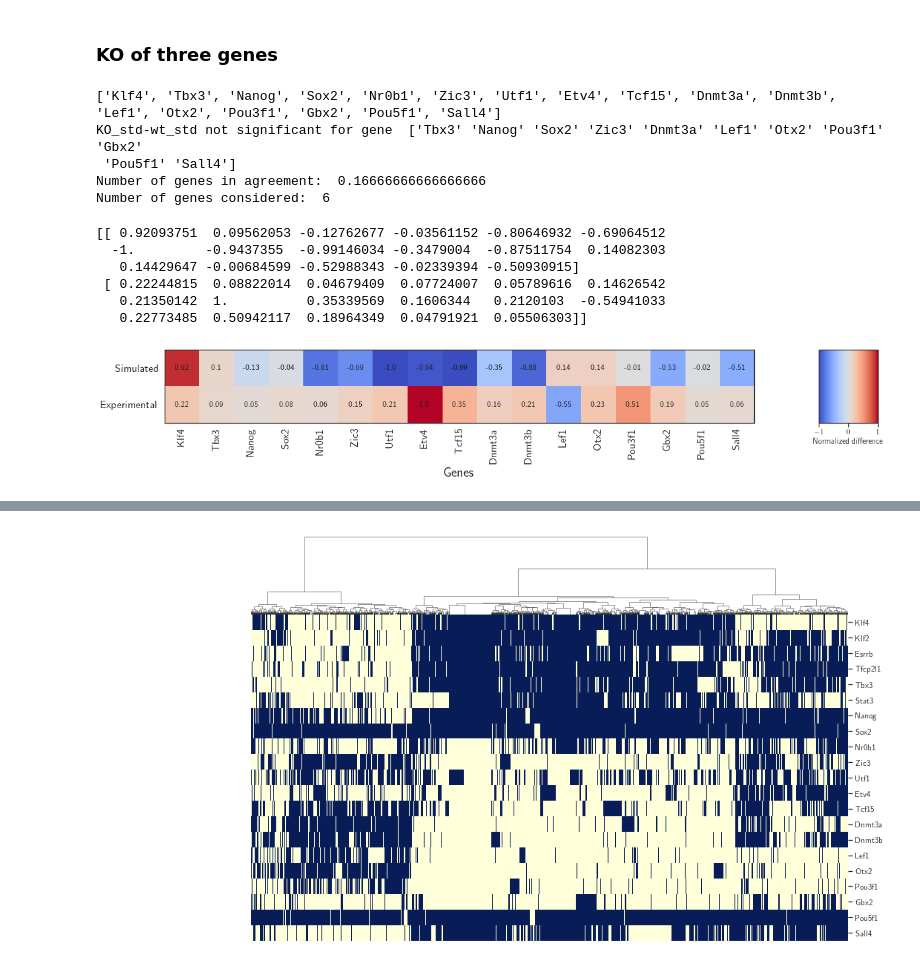
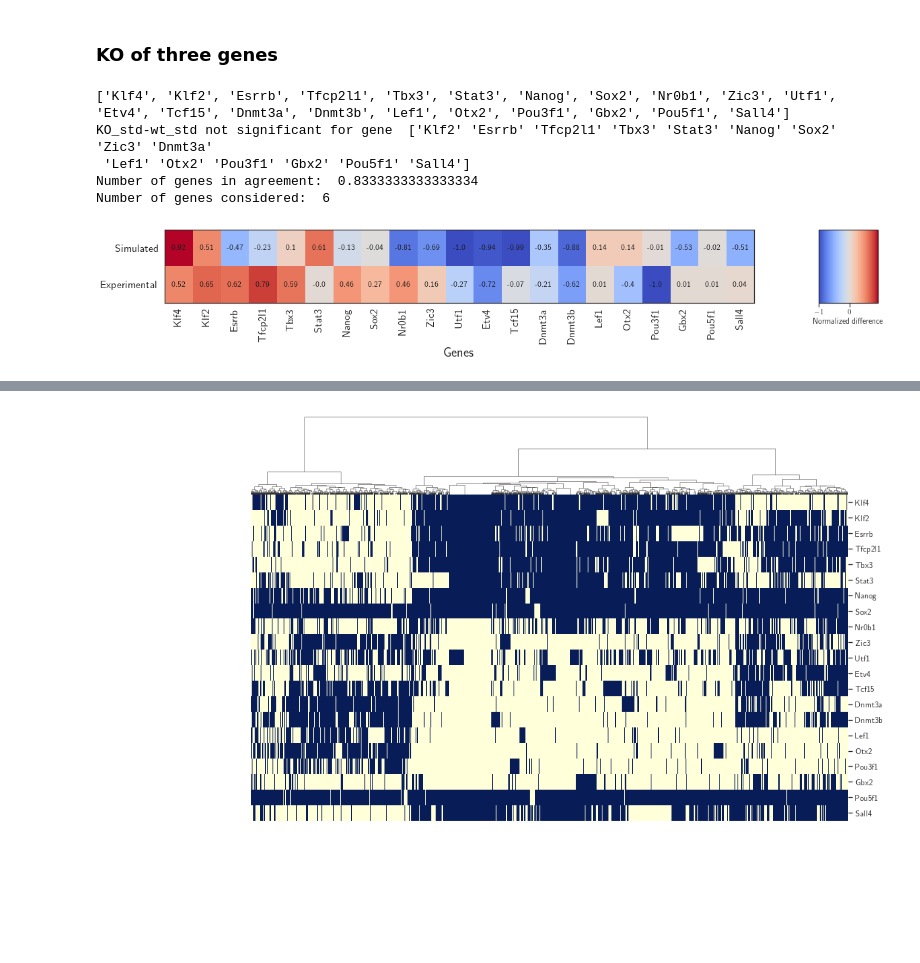
Before and after one commit to CleliaCorridori/GRN_Inference_CODE, a Jupyter notebook: Models_Evaluation.ipynb, the cells around one changed output, grey strips where cells are left out. Cells and saved outputs as stored; diff of their text form; code cells hidden in the pictures; blank space fills up the shorter version.

```diff
--- a/Models_Evaluation.ipynb
+++ b/Models_Evaluation.ipynb
@@ -1024,7 +1000,9 @@ Genes considered:  []
 ### KO of three genes
 # %%
 # exp logFC
-df_tKO_Kalkan = pd.read_csv(path_data+'Kalkan_Data/df_tripleKO.csv', index_col=0, header=0)
+# df_tKO_Kalkan = pd.read_csv(path_data+'Kalkan_Data/df_tripleKO.csv', index_col=0, header=0)
+
+df_tKO_Kalkan = pd.read_csv(path_data+'Kalkan_Data/df_tripleKO_diff.csv', index_col=0, header=0)
 # %%
 KO_gene_T_spins = ["Rbpj", "Etv5", "Tcf7l1"]
 
@@ -1042,7 +1020,7 @@ KO_T_weighted_avg, KO_T_weighted_std, wt_T_avg, wt_T_std = funcs_ko.KO3_avg_weig
 # funcs_ko.KO_plots_SimMultiple(KO_T_weighted_avg, KO_T_weighted_std, wt_T_avg, wt_T_std, KO_genes_order_T)
 # %%
 # remove row of the KO
-df_tKO_Kalkan_sel =df_tKO_Kalkan.drop(["Etv5", "Tcf7l1"])
+df_tKO_Kalkan_sel =df_tKO_Kalkan.drop(["Etv5", "Rbpj", "Tcf7l1"])
 # search gene present in genes_order and absent in df_tKO_Kalkan_sel and thei indices
 common_genes = [x for x in KO_genes_order_T if x in df_tKO_Kalkan_sel.index]
 common_genes_idx = [x for x in range(len(KO_genes_order_T)) if KO_genes_order_T[x] in df_tKO_Kalkan_sel.index]
@@ -1063,18 +1041,12 @@ in_agreement_pN_T, data_considered_pN_T, considered_genes_pN_T = funcs_ko.KO_dif
 print("Number of genes in agreement: ", in_agreement_pN_T)
 print("Number of genes considered: ", data_considered_pN_T)
 # %% [output]
-['Klf4', 'Tbx3', 'Nanog', 'Sox2', 'Nr0b1', 'Zic3', 'Utf1', 'Etv4', 'Tcf15', 'Dnmt3a', 'Dnmt3b', 'Lef1', 'Otx2', 'Pou3f1', 'Gbx2', 'Pou5f1', 'Sall4']
-KO_std-wt_std not significant for gene  ['Tbx3' 'Nanog' 'Sox2' 'Zic3' 'Dnmt3a' 'Lef1' 'Otx2' 'Pou3f1' 'Gbx2'
- 'Pou5f1' 'Sall4']
-Number of genes in agreement:  0.16666666666666666
+['Klf4', 'Klf2', 'Esrrb', 'Tfcp2l1', 'Tbx3', 'Stat3', 'Nanog', 'Sox2', 'Nr0b1', 'Zic3', 'Utf1', 'Etv4', 'Tcf15', 'Dnmt3a', 'Dnmt3b', 'Lef1', 'Otx2', 'Pou3f1', 'Gbx2', 'Pou5f1', 'Sall4']
+KO_std-wt_std not significant for gene  ['Klf2' 'Esrrb' 'Tfcp2l1' 'Tbx3' 'Stat3' 'Nanog' 'Sox2' 'Zic3' 'Dnmt3a'
+ 'Lef1' 'Otx2' 'Pou3f1' 'Gbx2' 'Pou5f1' 'Sall4']
+Number of genes in agreement:  0.8333333333333334
 Number of genes considered:  6
 # %%
-funcs_ko.KO_heat_comparison_T(diff_sim_T, np.array(df_tKO_Kalkan_sel).squeeze(), "", np.array(common_genes))
+funcs_ko.KO_heat_comparison_T(diff_sim_T, np.array(df_tKO_Kalkan_sel).squeeze(), "", np.array(common_genes), Norm=True)
 # %% [output]
-[[ 0.92093751  0.09562053 -0.12762677 -0.03561152 -0.80646932 -0.69064512
-  -1.         -0.9437355  -0.99146034 -0.3479004  -0.87511754  0.14082303
-   0.14429647 -0.00684599 -0.52988343 -0.02339394 -0.50930915]
- [ 0.22244815  0.08822014  0.04679409  0.07724007  0.05789616  0.14626542
-   0.21350142  1.          0.35339569  0.1606344   0.2120103  -0.54941033
-   0.22773485  0.50942117  0.18964349  0.04791921  0.05506303]]
-[figure, old version]
+[figure, new version]
```
Also changed, not shown: parts of 20 cells of this notebook, 5 other files.
